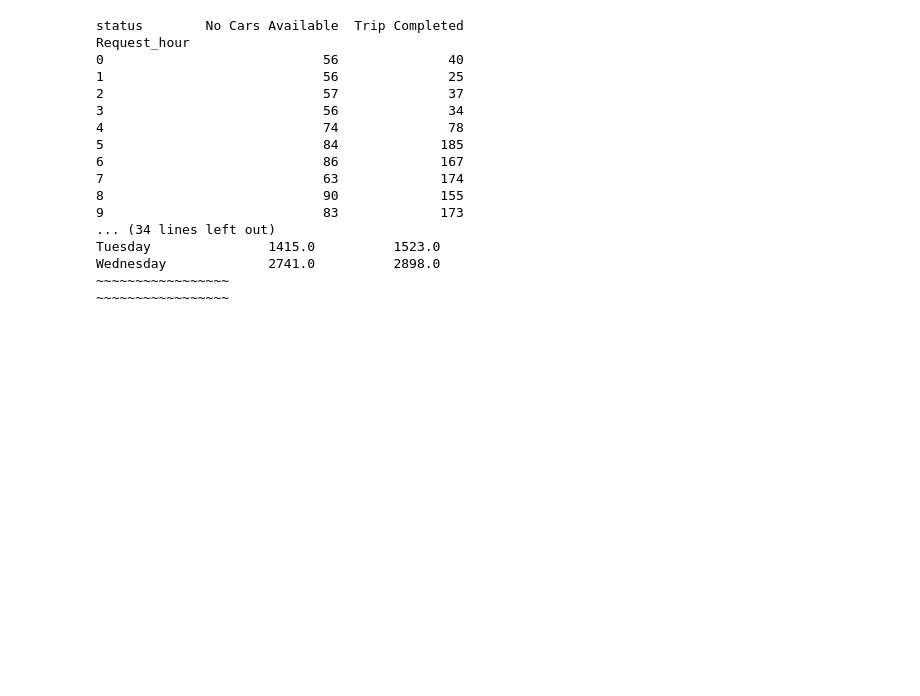
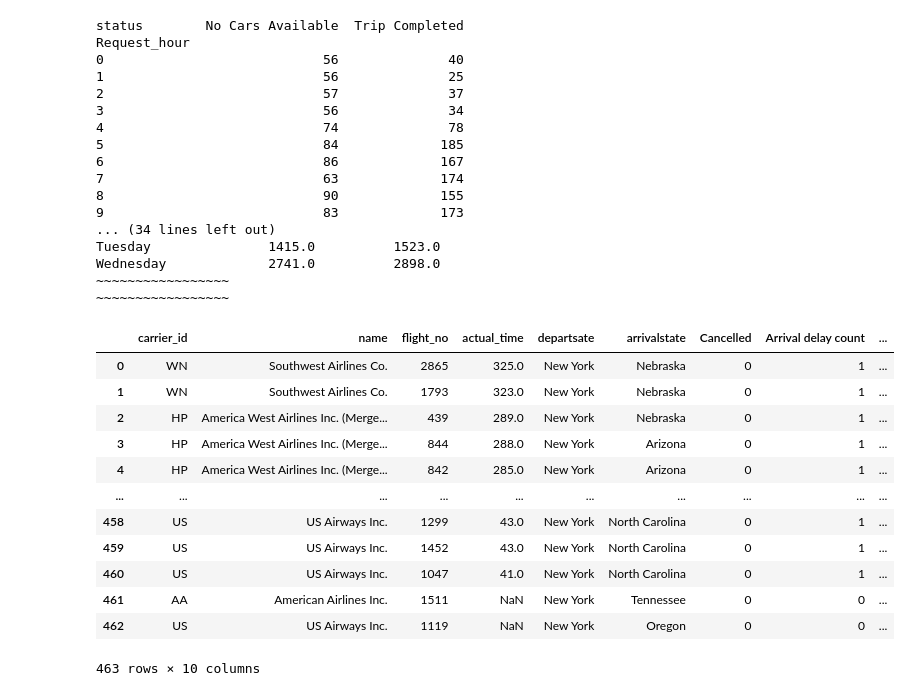
Before and after one commit to Dandata0101/MBS-projects, a Jupyter notebook: workspace_class.ipynb, the cells around one changed output. Drawn from its saved outputs; the diff is of its cells as text; code cells hidden in the pictures; blank space fills up the shorter version.

```diff
--- a/workspace_class.ipynb
+++ b/workspace_class.ipynb
@@ -747,3 +747,66 @@ Tuesday               1415.0          1523.0
 Wednesday             2741.0          2898.0
 ~~~~~~~~~~~~~~~~~
 ~~~~~~~~~~~~~~~~~
+# %%
+import os
+import sys
+import pandas as pd
+import sqlite3
+
+
+# Paths and directory
+current_directory = os.getcwd()
+file = os.path.join(current_directory, "01-data/flightdata", "flight.db")
+conn = sqlite3.connect(file)
+
+query =  """
+
+    SELECT
+        a.carrier_id,
+        b.name,
+		a.flight_no,
+		a.actual_time,
+         d.state as [departsate],
+		 c.state as [arrivalstate],
+        SUM(a.cancelled) as [Cancelled],
+        COUNT(a.arrival_delay) as [Arrival delay count],
+        COUNT(a.departure_delay) as [Departure delay count],
+        COUNT(a.fid) as [Count of Flight]
+    FROM flights a
+    LEFT JOIN carriers b ON a.carrier_id = b.cid
+    LEFT JOIN airports c ON a.arrival_aid = c.aid
+    LEFT JOIN airports d ON a.departure_aid = d.aid
+
+    WHERE  a.cancelled = 0 and a.month_id=7  and a.day_of_month=1  and d.state='New York'
+
+	group by
+    	a.carrier_id,
+        b.name,
+		a.flight_no,
+		 d.state,
+		 c.state
+
+    ORDER BY a.actual_time DESC
+     """
+
+df = pd.read_sql_query(query, conn)
+
+# Close the connection
+conn.close()
+
+
+df
+# %% [output]
+|  | carrier_id | name | flight_no | actual_time | departsate | arrivalstate | Cancelled | Arrival delay count | ... |
+| 0 | WN | Southwest Airlines Co. | 2865 | 325.0 | New York | Nebraska | 0 | 1 | ... |
+| 1 | WN | Southwest Airlines Co. | 1793 | 323.0 | New York | Nebraska | 0 | 1 | ... |
+| 2 | HP | America West Airlines Inc. (Merge... | 439 | 289.0 | New York | Nebraska | 0 | 1 | ... |
+| 3 | HP | America West Airlines Inc. (Merge... | 844 | 288.0 | New York | Arizona | 0 | 1 | ... |
+| 4 | HP | America West Airlines Inc. (Merge... | 842 | 285.0 | New York | Arizona | 0 | 1 | ... |
+| ... | ... | ... | ... | ... | ... | ... | ... | ... | ... |
+| 458 | US | US Airways Inc. | 1299 | 43.0 | New York | North Carolina | 0 | 1 | ... |
+| 459 | US | US Airways Inc. | 1452 | 43.0 | New York | North Carolina | 0 | 1 | ... |
+| 460 | US | US Airways Inc. | 1047 | 41.0 | New York | North Carolina | 0 | 1 | ... |
+| 461 | AA | American Airlines Inc. | 1511 | NaN | New York | Tennessee | 0 | 0 | ... |
+| 462 | US | US Airways Inc. | 1119 | NaN | New York | Oregon | 0 | 0 | ... |
+463 rows × 10 columns
```
